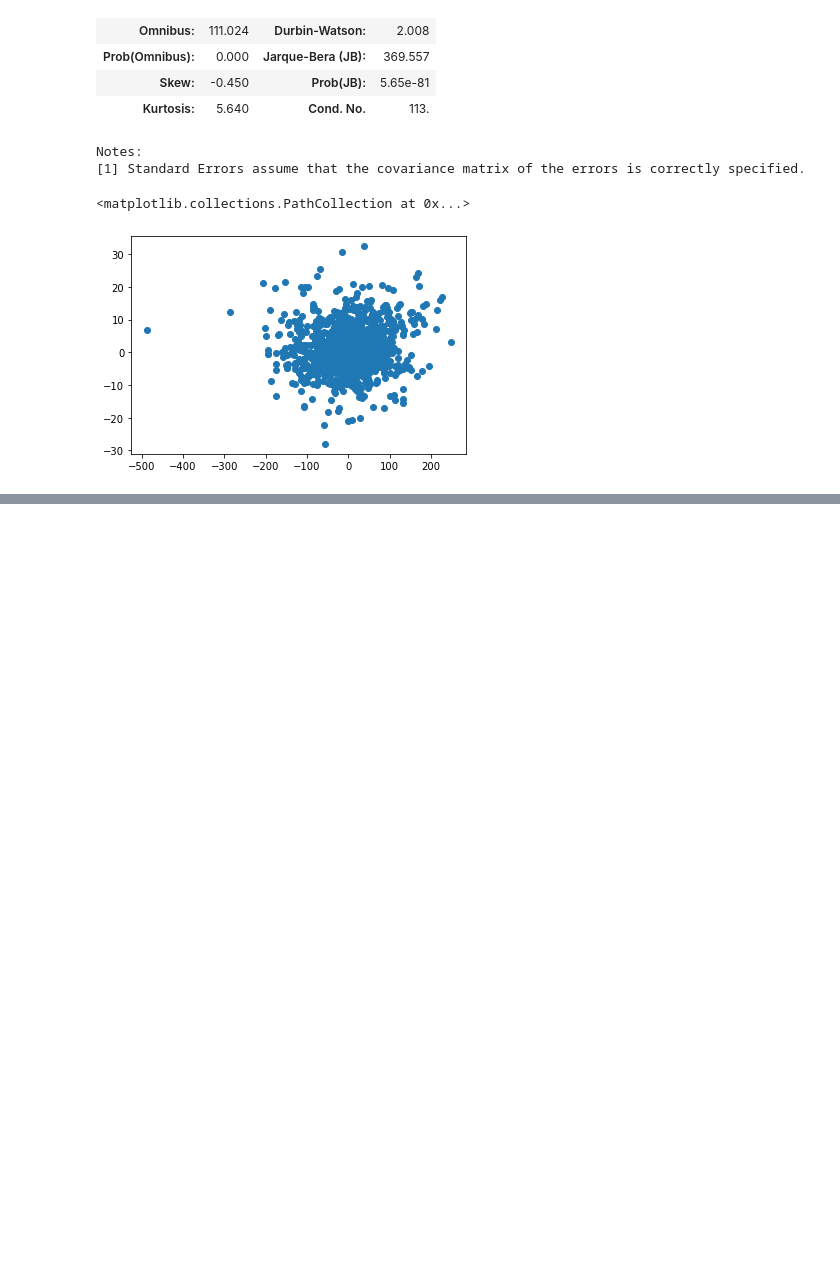
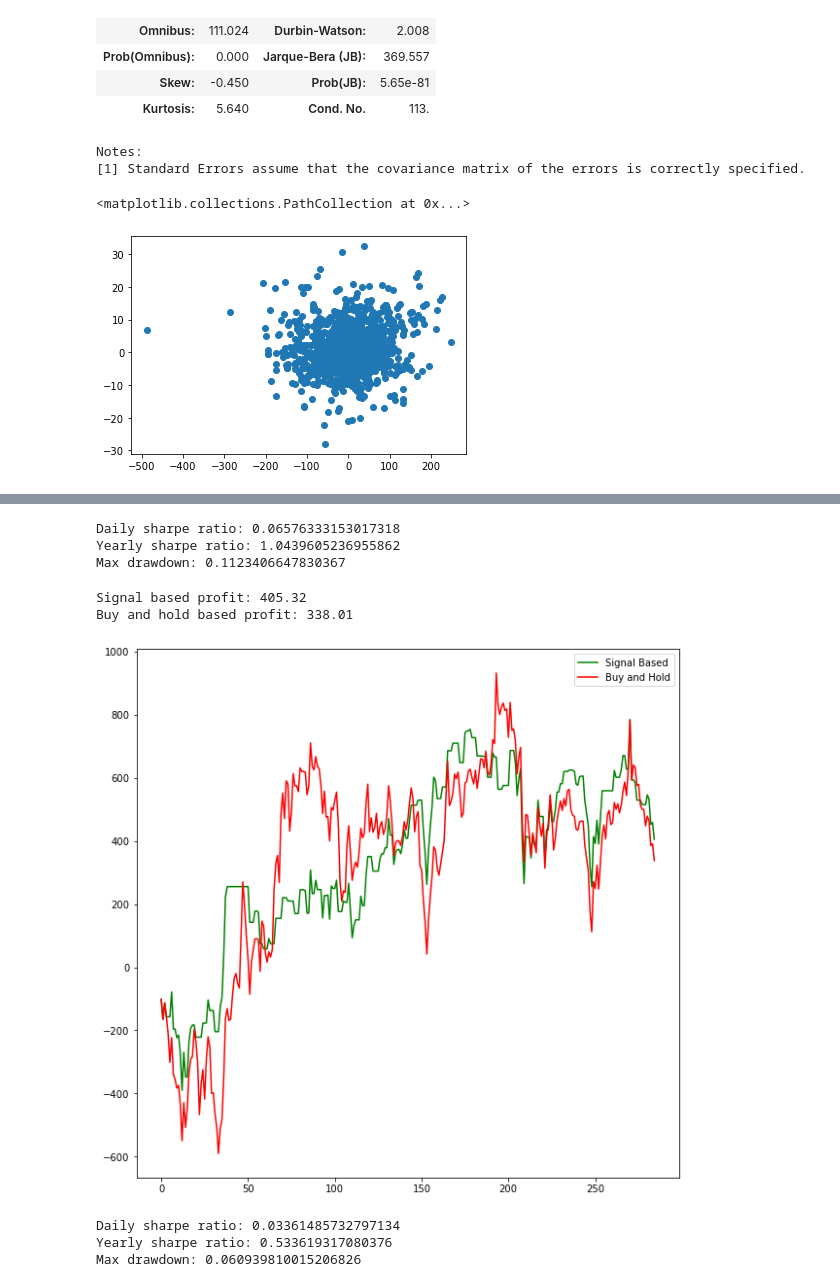
Before and after one commit to APEkram/psei_studies, a Jupyter notebook: psei.ipynb, the cells around one changed output, grey strips where cells are left out. Saved outputs shown, nothing was run; the diff lists cells and outputs as text; code cells hidden in the pictures; blank space fills up the shorter version.

```diff
--- a/psei.ipynb
+++ b/psei.ipynb
@@ -256,0 +299,19 @@ plt.scatter(train['Y'], train['y_hat'])
+# %%
+training_set_hist.evaluate()
+# %% [output]
+Daily sharpe ratio: 0.06576333153017318
+Yearly sharpe ratio: 1.0439605236955862
+Max drawdown: 0.1123406647830367
+# %%
+testing_set_hist = equity(test)
+testing_set_hist.plot_curve()
+# %% [output]
+Signal based profit: 405.32
+Buy and hold based profit: 338.01
+[figure, added]
+# %%
+testing_set_hist.evaluate()
+# %% [output]
+Daily sharpe ratio: 0.03361485732797134
+Yearly sharpe ratio: 0.533619317080376
+Max drawdown: 0.060939810015206826
```
Also changed, not shown: parts of 7 cells of this notebook.
